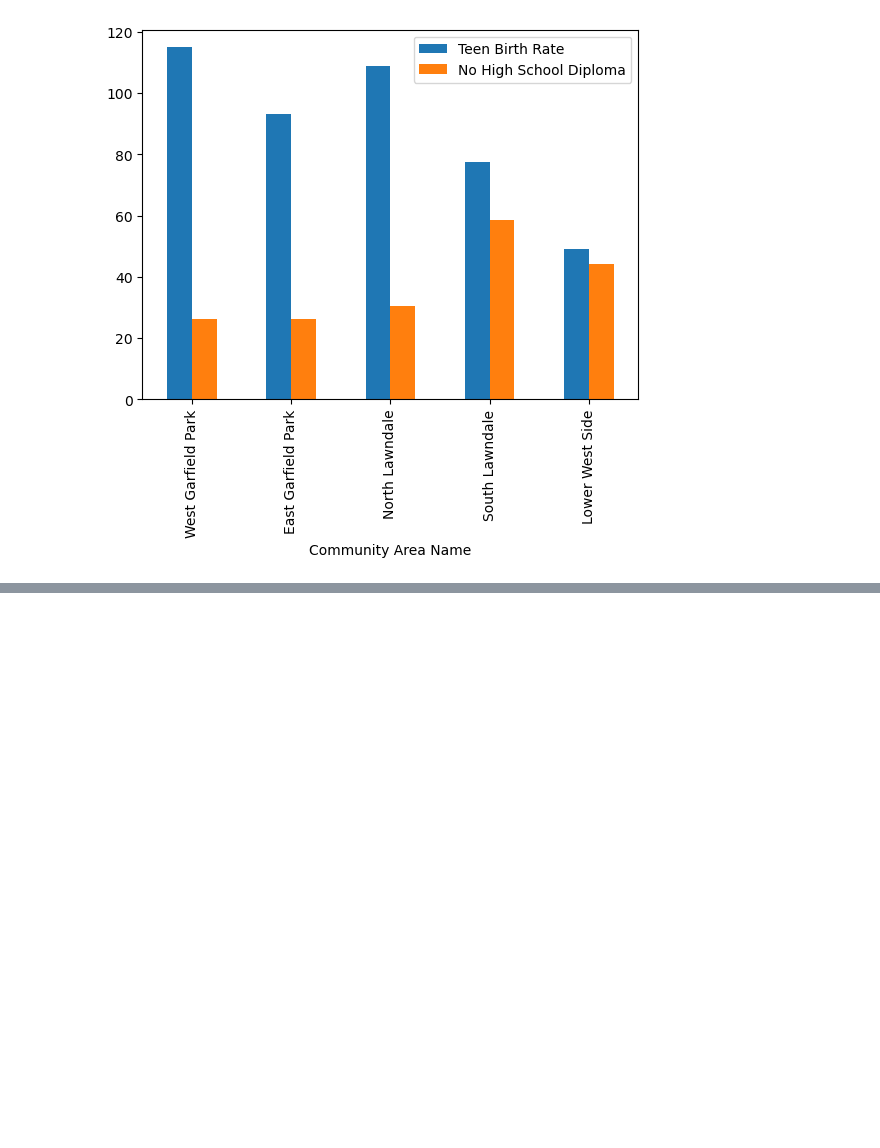
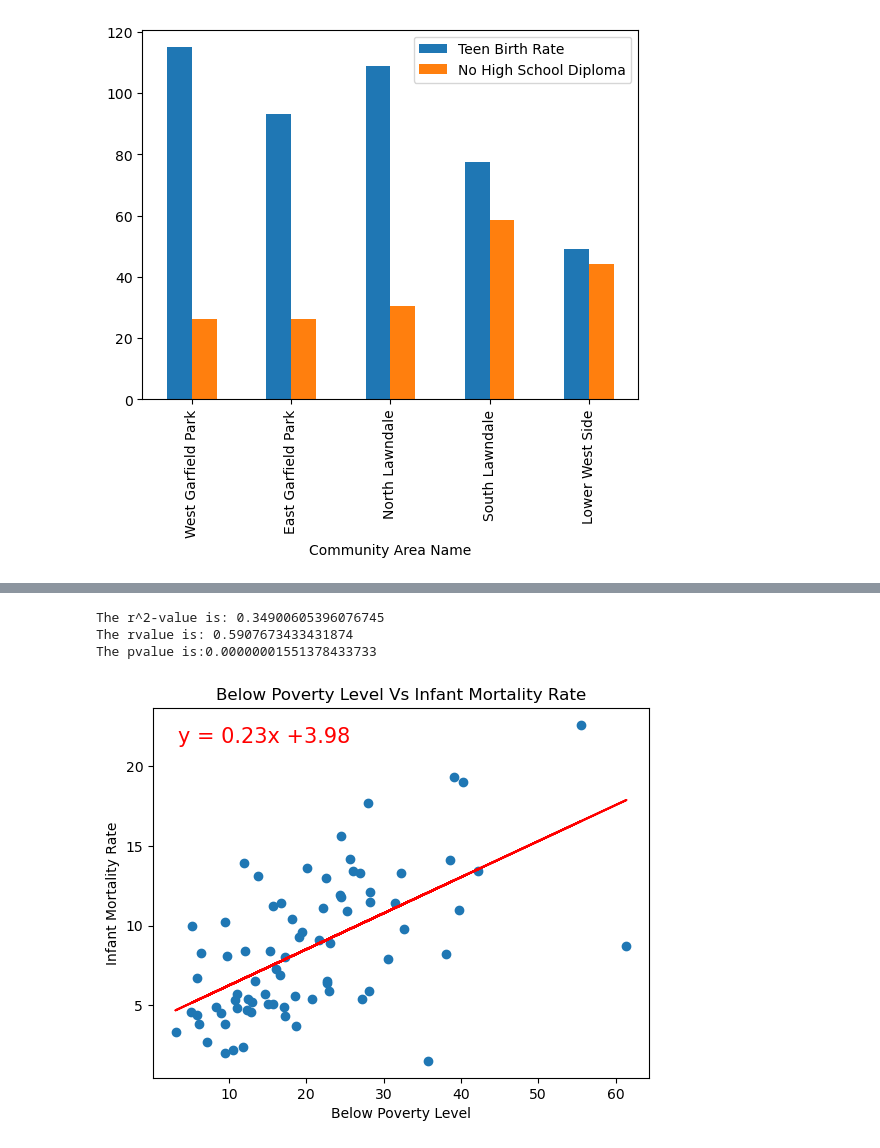
Before and after one commit to jroelofsz/Project1, a Jupyter notebook: Code Resources/projects_Experiment-Sarika.ipynb, the cells around one changed output, grey strips where cells are left out. Cells and saved outputs as stored; diff of their text form; code cells hidden in the pictures; blank space fills up the shorter version.

```diff
--- a/Code Resources/projects_Experiment-Sarika.ipynb
+++ b/Code Resources/projects_Experiment-Sarika.ipynb
@@ -156,0 +315,8 @@ WestSide_TPE.plot(kind="bar",x="Community Area Name",y=["Teen Birth Rate","No Hi
+# %%
+
+linear_regression_plots( mp_df['Below Poverty Level'],  mp_df['Infant Mortality Rate'],"Below Poverty Level Vs Infant Mortality Rate", 'Below Poverty Level', 'Infant Mortality Rate')
+# %% [output]
+The r^2-value is: 0.34900605396076745
+The rvalue is: 0.5907673433431874
+The pvalue is:0.00000001551378433733
+[figure, added]
```
Also changed, not shown: parts of 28 cells of this notebook.
